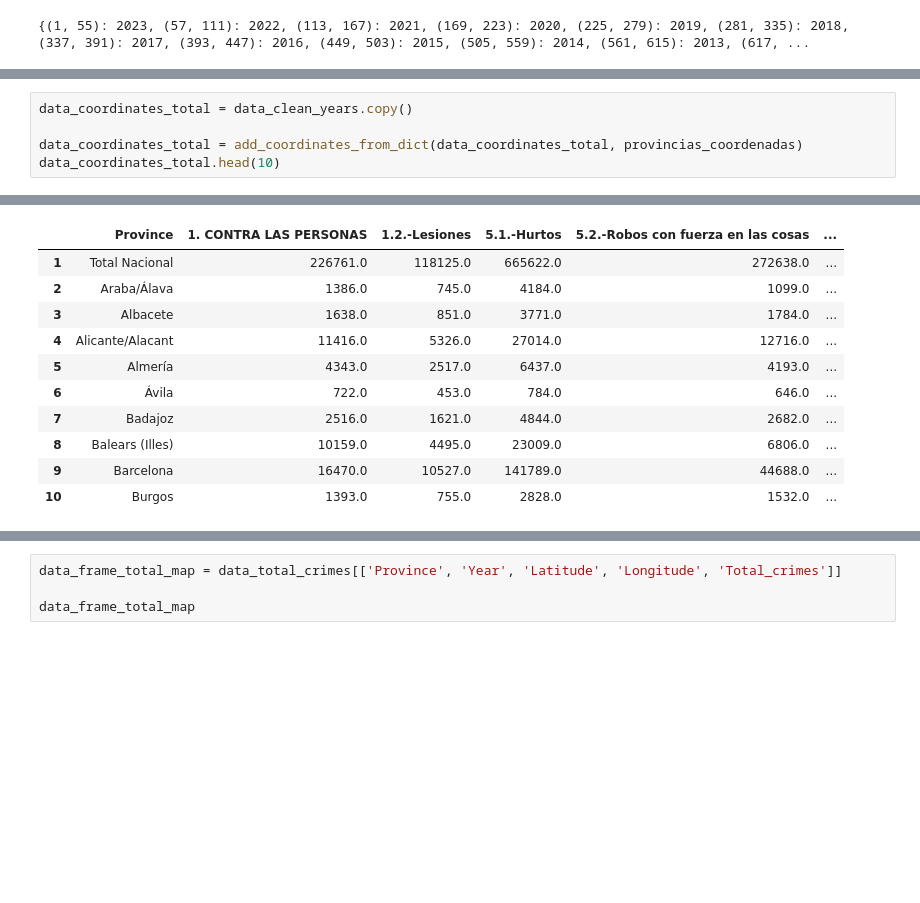
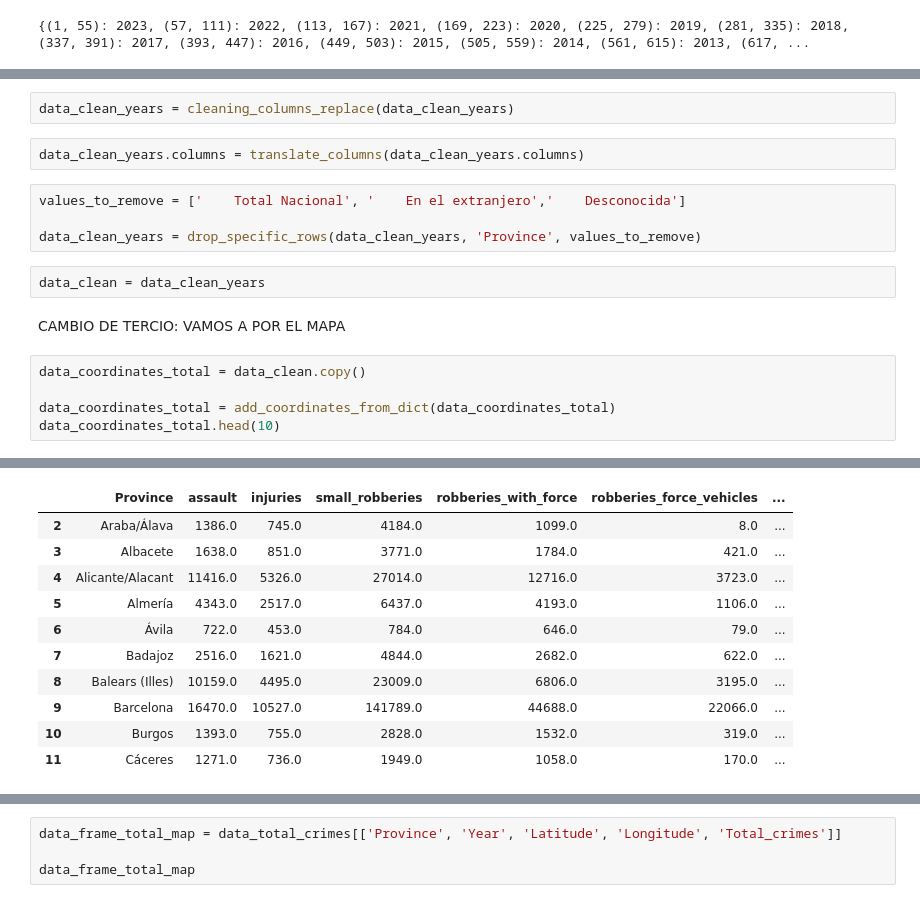
Before and after one commit to LuisHRF/Home-Insurance-Study-Project, a Jupyter notebook: main.ipynb, the cells around one changed output, grey strips where cells are left out. Drawn from its saved outputs; the diff is of its cells as text; blank space fills up the shorter version.

```diff
--- a/main.ipynb
+++ b/main.ipynb
@@ -134,6 +113,18 @@ data_clean_years
+# %%
+data_clean_years = cleaning_columns_replace(data_clean_years)
+# %%
+data_clean_years.columns = translate_columns(data_clean_years.columns)
+# %%
+values_to_remove = ['    Total Nacional', '    En el extranjero','    Desconocida']
+
+data_clean_years = drop_specific_rows(data_clean_years, 'Province', values_to_remove)
+# %%
+data_clean = data_clean_years
+# %% [markdown]
+CAMBIO DE TERCIO: VAMOS A POR EL MAPA
 # %%
-data_coordinates_total = data_clean_years.copy()
+data_coordinates_total = data_clean.copy()
 
-data_coordinates_total = add_coordinates_from_dict(data_coordinates_total, provincias_coordenadas)
+data_coordinates_total = add_coordinates_from_dict(data_coordinates_total)
 data_coordinates_total.head(10)
 # %% [output]
@@ -157,14 +131,14 @@ Warning: Coordinates not found for Desconocida
-|  | Province | 1. CONTRA LAS PERSONAS | 1.2.-Lesiones | 5.1.-Hurtos | 5.2.-Robos con fuerza en las cosas | ... |
-| 1 | Total Nacional | 226761.0 | 118125.0 | 665622.0 | 272638.0 | ... |
-| 2 | Araba/Álava | 1386.0 | 745.0 | 4184.0 | 1099.0 | ... |
-| 3 | Albacete | 1638.0 | 851.0 | 3771.0 | 1784.0 | ... |
-| 4 | Alicante/Alacant | 11416.0 | 5326.0 | 27014.0 | 12716.0 | ... |
-| 5 | Almería | 4343.0 | 2517.0 | 6437.0 | 4193.0 | ... |
-| 6 | Ávila | 722.0 | 453.0 | 784.0 | 646.0 | ... |
-| 7 | Badajoz | 2516.0 | 1621.0 | 4844.0 | 2682.0 | ... |
-| 8 | Balears (Illes) | 10159.0 | 4495.0 | 23009.0 | 6806.0 | ... |
-| 9 | Barcelona | 16470.0 | 10527.0 | 141789.0 | 44688.0 | ... |
-| 10 | Burgos | 1393.0 | 755.0 | 2828.0 | 1532.0 | ... |
+|  | Province | assault | injuries | small_robberies | robberies_with_force | robberies_force_vehicles | ... |
+| 2 | Araba/Álava | 1386.0 | 745.0 | 4184.0 | 1099.0 | 8.0 | ... |
+| 3 | Albacete | 1638.0 | 851.0 | 3771.0 | 1784.0 | 421.0 | ... |
+| 4 | Alicante/Alacant | 11416.0 | 5326.0 | 27014.0 | 12716.0 | 3723.0 | ... |
+| 5 | Almería | 4343.0 | 2517.0 | 6437.0 | 4193.0 | 1106.0 | ... |
+| 6 | Ávila | 722.0 | 453.0 | 784.0 | 646.0 | 79.0 | ... |
+| 7 | Badajoz | 2516.0 | 1621.0 | 4844.0 | 2682.0 | 622.0 | ... |
+| 8 | Balears (Illes) | 10159.0 | 4495.0 | 23009.0 | 6806.0 | 3195.0 | ... |
+| 9 | Barcelona | 16470.0 | 10527.0 | 141789.0 | 44688.0 | 22066.0 | ... |
+| 10 | Burgos | 1393.0 | 755.0 | 2828.0 | 1532.0 | 319.0 | ... |
+| 11 | Cáceres | 1271.0 | 736.0 | 1949.0 | 1058.0 | 170.0 | ... |
 # %%
 data_coordinates_total.columns
 # %% [output]
```
Also changed, not shown: parts of 5 cells of this notebook, 3 other files.
